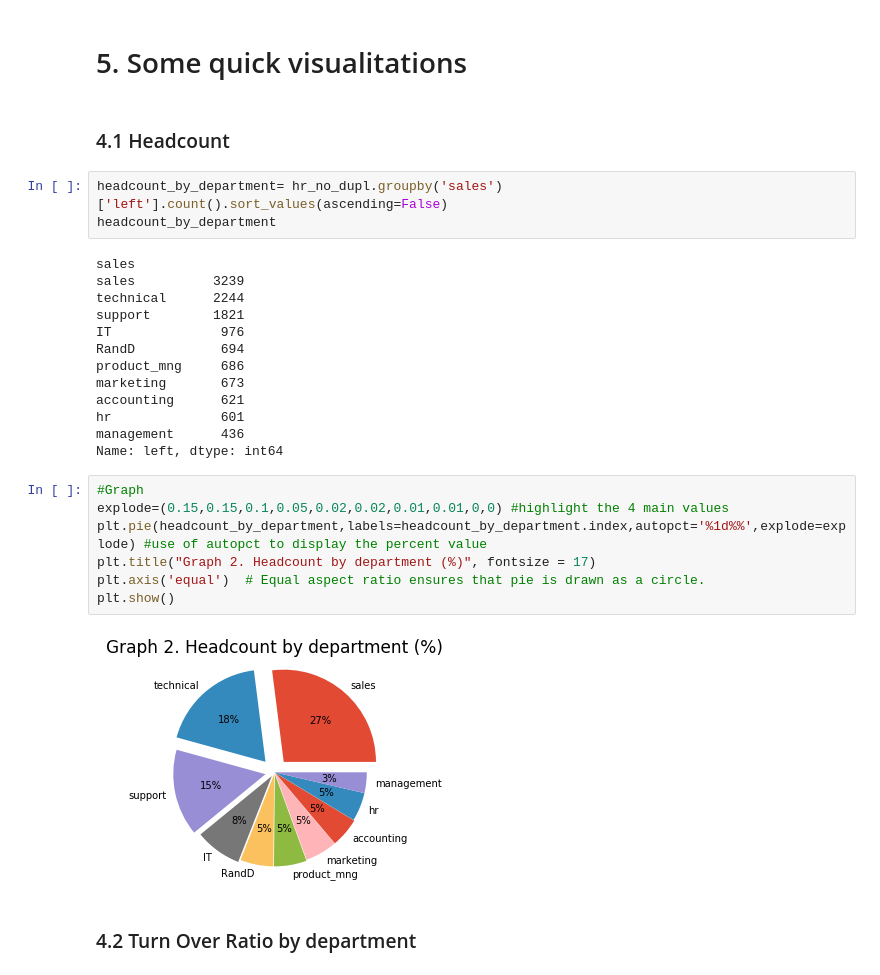
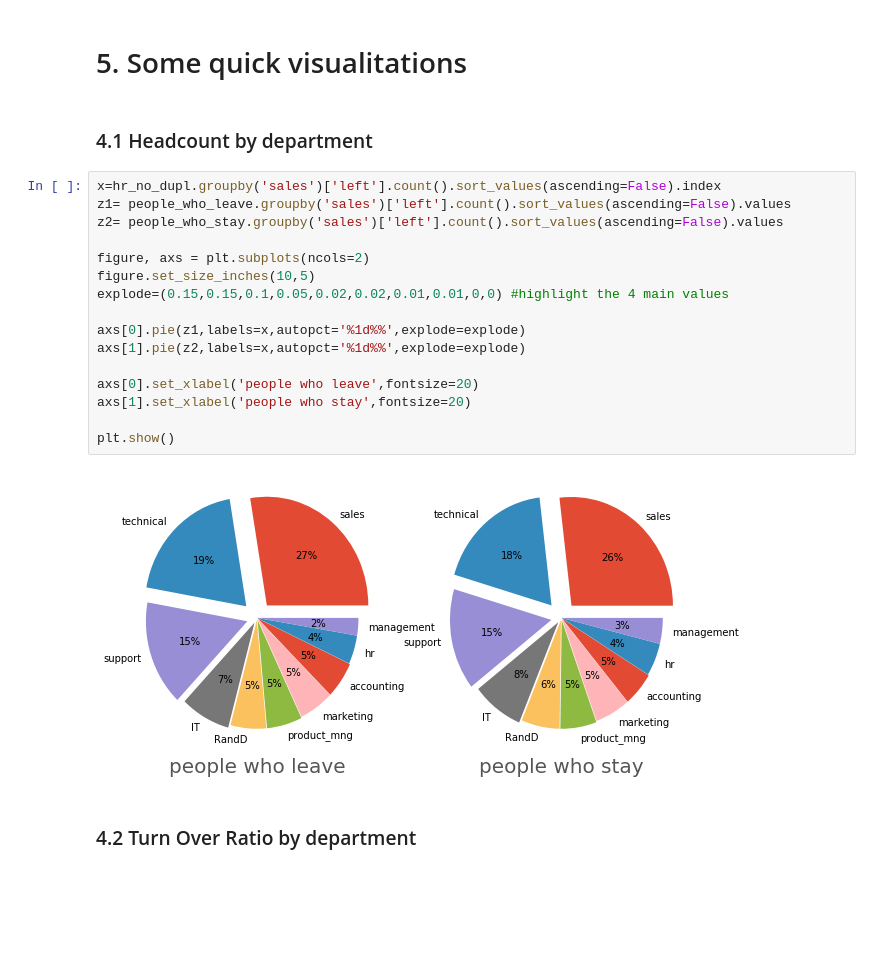
Before and after one commit to MariaGamero/TFM-ReasonsforEmployeeTurnover, a Jupyter notebook: Employee_retention.ipynb, the cells around one changed output. Cells and saved outputs as stored; diff of their text form; blank space fills up the shorter version.

```diff
--- a/Employee_retention.ipynb
+++ b/Employee_retention.ipynb
@@ -212,32 +216,25 @@ Graph 1 also shows _the Pearson's correlation coefficient among features_:
 # %% [markdown]
 # 5. Some quick visualitations
 # %% [markdown]
-### 4.1 Headcount
+### 4.1 Headcount by department
-# %%
-headcount_by_department= hr_no_dupl.groupby('sales')['left'].count().sort_values(ascending=False)
-headcount_by_department
-# %% [output]
-sales
-sales          3239
-technical      2244
-support        1821
-IT              976
-RandD           694
-product_mng     686
-marketing       673
-accounting      621
-hr              601
-management      436
-Name: left, dtype: int64
-# %%
-#Graph
-explode=(0.15,0.15,0.1,0.05,0.02,0.02,0.01,0.01,0,0) #highlight the 4 main values
-plt.pie(headcount_by_department,labels=headcount_by_department.index,autopct='%1d%%',explode=explode) #use of autopct to display the percent value
-plt.title("Graph 2. Headcount by department (%)", fontsize = 17)
-plt.axis('equal')  # Equal aspect ratio ensures that pie is drawn as a circle.
-plt.show()
-# %% [output]
-[figure, removed]
+# %%
+x=hr_no_dupl.groupby('sales')['left'].count().sort_values(ascending=False).index
+z1= people_who_leave.groupby('sales')['left'].count().sort_values(ascending=False).values
+z2= people_who_stay.groupby('sales')['left'].count().sort_values(ascending=False).values
+
+figure, axs = plt.subplots(ncols=2)
+figure.set_size_inches(10,5)
+explode=(0.15,0.15,0.1,0.05,0.02,0.02,0.01,0.01,0,0) #highlight the 4 main values
+
+axs[0].pie(z1,labels=x,autopct='%1d%%',explode=explode)
+axs[1].pie(z2,labels=x,autopct='%1d%%',explode=explode)
+
+axs[0].set_xlabel('people who leave',fontsize=20)
+axs[1].set_xlabel('people who stay',fontsize=20)
+
+plt.show()
+# %% [output]
+[figure, added]
 # %% [markdown]
 ### 4.2 Turn Over Ratio by department
 # %%
```
Also changed, not shown: parts of 12 cells of this notebook.
